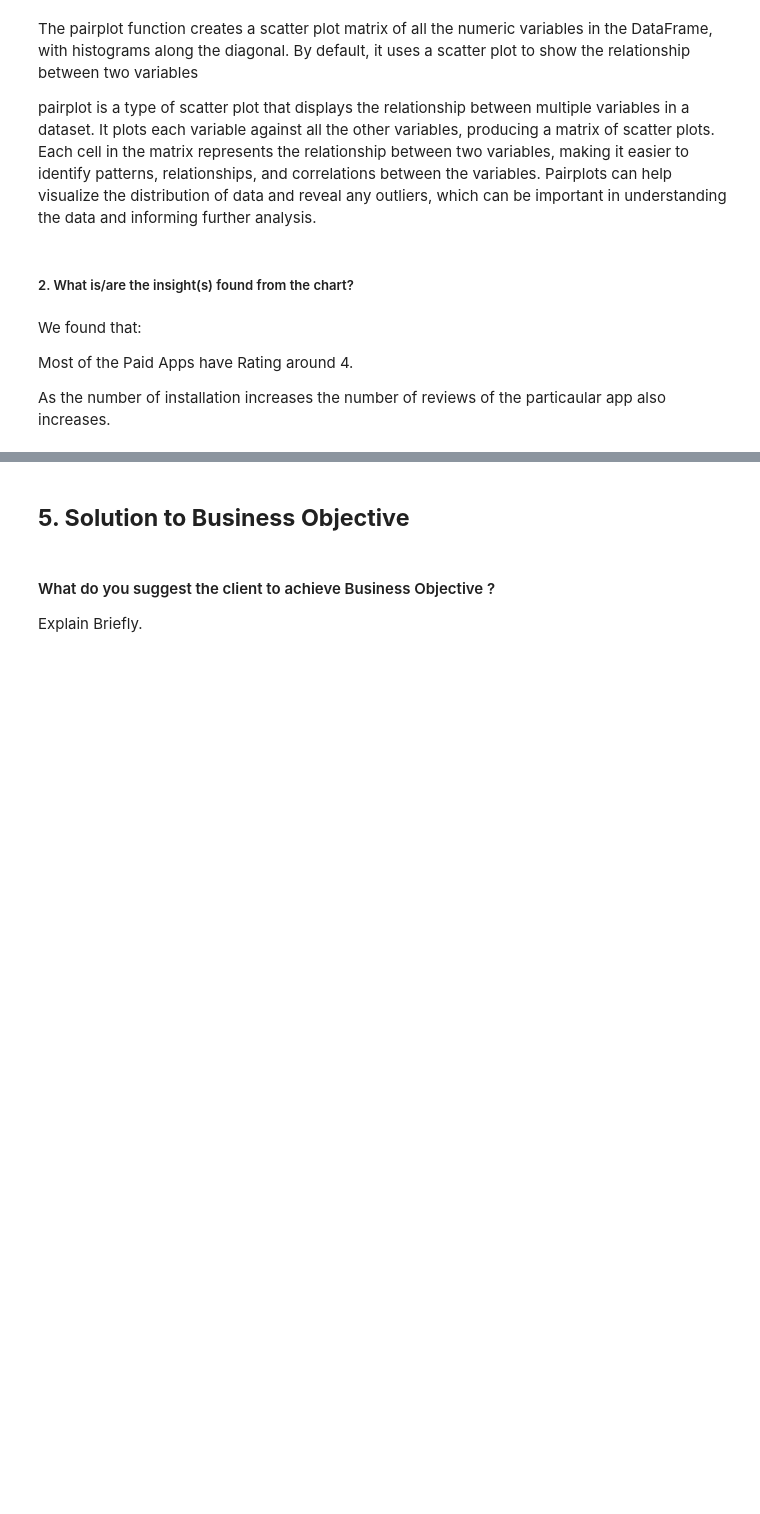
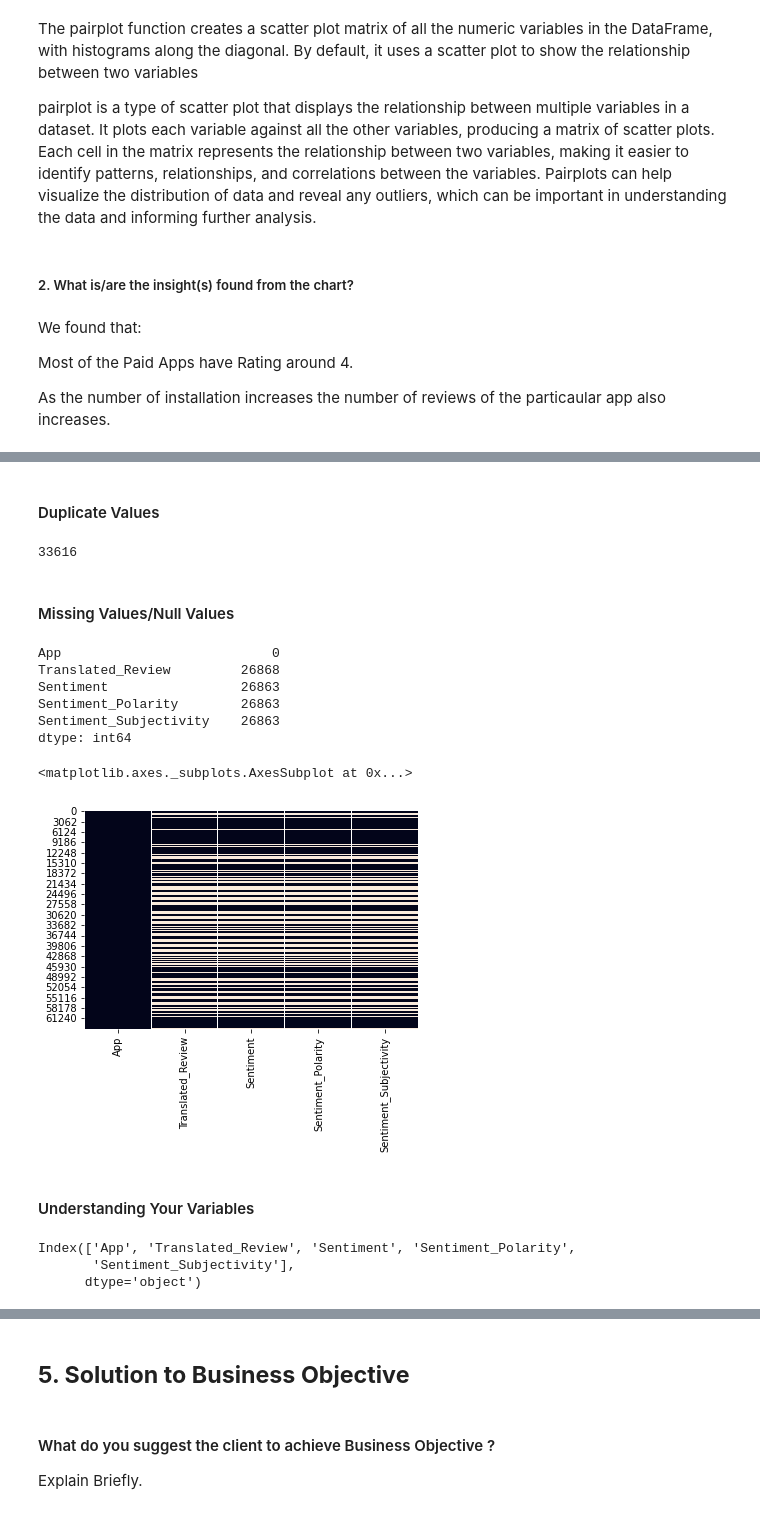
Before and after one commit to Shraddha6999/PLAY-STORE-APP-REVIEW-ANALYSIS, a Jupyter notebook: PLAY_STORE_APP_REVIEW_ANALYSIS.ipynb, the cells around one changed output, grey strips where cells are left out. Cells and saved outputs as stored; diff of their text form; code cells hidden in the pictures; blank space fills up the shorter version.

```diff
--- a/PLAY_STORE_APP_REVIEW_ANALYSIS.ipynb
+++ b/PLAY_STORE_APP_REVIEW_ANALYSIS.ipynb
@@ -1371,0 +1384,35 @@ As the number of installation increases the number of reviews of the particaular
+# %% [markdown]
+#### Duplicate Values
+# %%
+# Dataset Duplicate Value Count
+len(df2[df2.duplicated()])
+# %% [output]
+33616
+# %% [markdown]
+#### Missing Values/Null Values
+# %%
+# Missing Values/Null Values Count
+print(df2.isnull().sum())
+# %% [output]
+App                           0
+Translated_Review         26868
+Sentiment                 26863
+Sentiment_Polarity        26863
+Sentiment_Subjectivity    26863
+dtype: int64
+# %%
+# Visualizing the missing values
+# Checking Null Value by plotting Heatmap
+sns.heatmap(df2.isnull(), cbar=False)
+# %% [output]
+<matplotlib.axes._subplots.AxesSubplot at 0x...>
+[figure, added]
+# %% [markdown]
+#### Understanding Your Variables
+# %%
+# Dataset Columns
+df2.columns
+# %% [output]
+Index(['App', 'Translated_Review', 'Sentiment', 'Sentiment_Polarity',
+       'Sentiment_Subjectivity'],
+      dtype='object')
```
Also changed, not shown: parts of 59 cells of this notebook.
